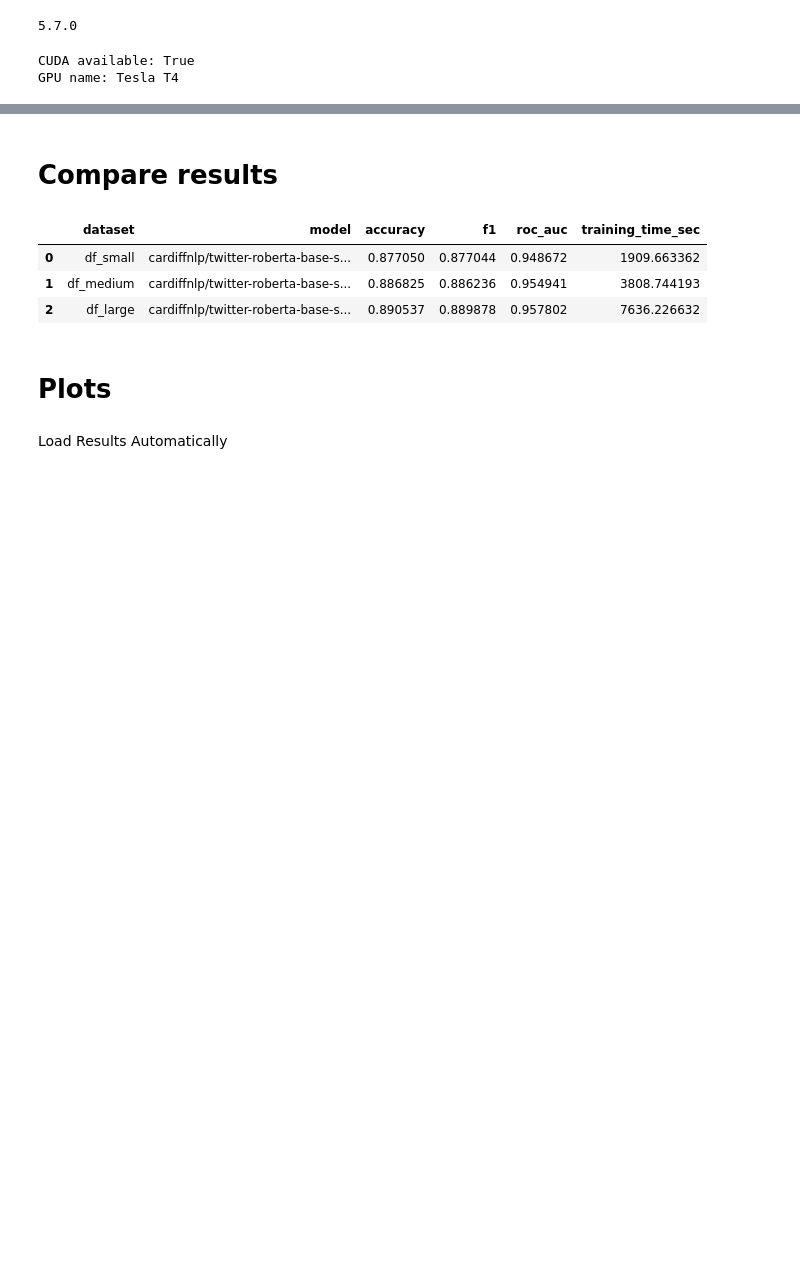
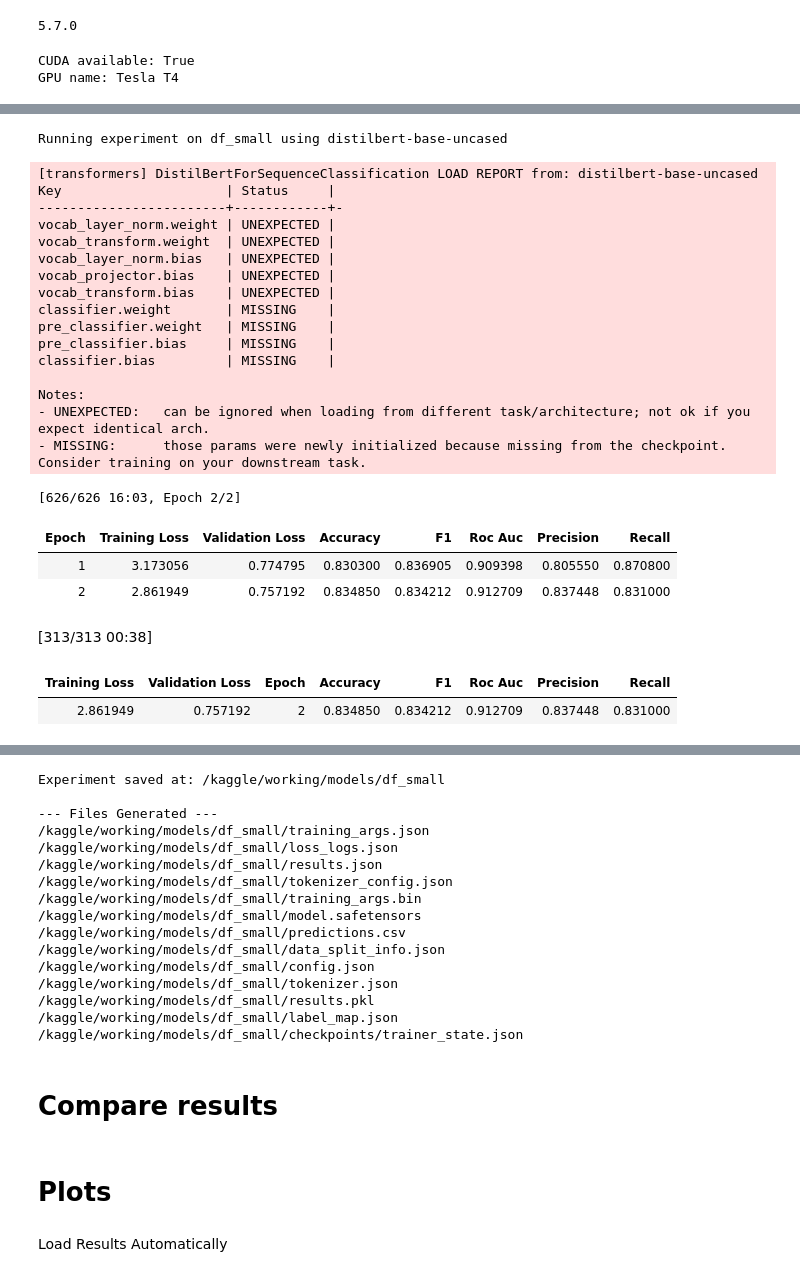
Before and after one commit to aayush-12321/Sentiment-Analysis-Project, a Jupyter notebook: twitter_roberta_experiments.ipynb, the cells around one changed output, grey strips where cells are left out. Drawn from its saved outputs; the diff is of its cells as text; code cells hidden in the pictures; blank space fills up the shorter version.

```diff
--- a/twitter_roberta_experiments.ipynb
+++ b/twitter_roberta_experiments.ipynb
@@ -567,0 +674,32 @@ Experiment saved at: /kaggle/working/models/df_small
+# %%
+if TRAIN_SMALL:
+    results_small = run_experiment(
+    df_small,
+    dataset_name="df_small",
+    model_name="distilbert-base-uncased"
+)
+# %% [output]
+Running experiment on df_small using distilbert-base-uncased
+[transformers] DistilBertForSequenceClassification LOAD REPORT from: distilbert-base-uncased
+Key                     | Status     |
+------------------------+------------+-
+vocab_layer_norm.weight | UNEXPECTED |
+vocab_transform.weight  | UNEXPECTED |
+vocab_layer_norm.bias   | UNEXPECTED |
+vocab_projector.bias    | UNEXPECTED |
+vocab_transform.bias    | UNEXPECTED |
+classifier.weight       | MISSING    |
+pre_classifier.weight   | MISSING    |
+pre_classifier.bias     | MISSING    |
+classifier.bias         | MISSING    |
+
+Notes:
+- UNEXPECTED:   can be ignored when loading from different task/architecture; not ok if you expect identical arch.
+- MISSING:      those params were newly initialized because missing from the checkpoint. Consider training on your downstream task.
+[626/626 16:03, Epoch 2/2]
+| Epoch | Training Loss | Validation Loss | Accuracy | F1 | Roc Auc | Precision | Recall |
+| 1 | 3.173056 | 0.774795 | 0.830300 | 0.836905 | 0.909398 | 0.805550 | 0.870800 |
+| 2 | 2.861949 | 0.757192 | 0.834850 | 0.834212 | 0.912709 | 0.837448 | 0.831000 |
+[313/313 00:38]
+| Training Loss | Validation Loss | Epoch | Accuracy | F1 | Roc Auc | Precision | Recall |
+| 2.861949 | 0.757192 | 2 | 0.834850 | 0.834212 | 0.912709 | 0.837448 | 0.831000 |
@@ -568,18 +707,29 @@ Experiment saved at: /kaggle/working/models/df_small
+Experiment saved at: /kaggle/working/models/df_small
+
+--- Files Generated ---
+/kaggle/working/models/df_small/training_args.json
+/kaggle/working/models/df_small/loss_logs.json
+/kaggle/working/models/df_small/results.json
+/kaggle/working/models/df_small/tokenizer_config.json
+/kaggle/working/models/df_small/training_args.bin
+/kaggle/working/models/df_small/model.safetensors
+/kaggle/working/models/df_small/predictions.csv
+/kaggle/working/models/df_small/data_split_info.json
+/kaggle/working/models/df_small/config.json
+/kaggle/working/models/df_small/tokenizer.json
+/kaggle/working/models/df_small/results.pkl
+/kaggle/working/models/df_small/label_map.json
+/kaggle/working/models/df_small/checkpoints/trainer_state.json
 # %% [markdown]
 # Compare results
 # %%
-results_df = pd.DataFrame([
-    results_small,
-    results_medium,
-    results_large
-])
+# results_df = pd.DataFrame([
+#     results_small,
+#     results_medium,
+#     results_large
+# ])
 
-results_df
+# results_df
-# %% [output]
-|  | dataset | model | accuracy | f1 | roc_auc | training_time_sec |
-| 0 | df_small | cardiffnlp/twitter-roberta-base-s... | 0.877050 | 0.877044 | 0.948672 | 1909.663362 |
-| 1 | df_medium | cardiffnlp/twitter-roberta-base-s... | 0.886825 | 0.886236 | 0.954941 | 3808.744193 |
-| 2 | df_large | cardiffnlp/twitter-roberta-base-s... | 0.890537 | 0.889878 | 0.957802 | 7636.226632 |
 # %% [markdown]
 # Plots
 # %% [markdown]
```
Also changed, not shown: parts of 46 cells of this notebook.
